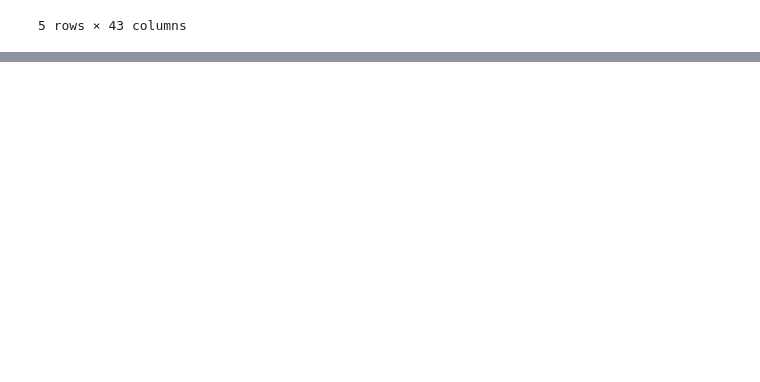
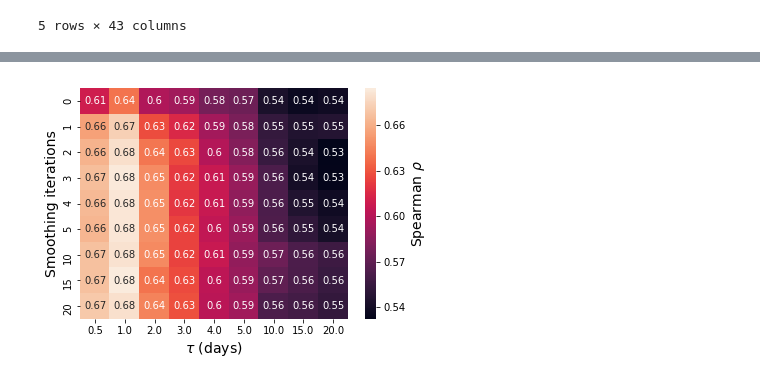
Before and after one commit to rustychris/microplastic_sfbay, a Jupyter notebook: postprocess/manta_compare_v00.ipynb, the cells around one changed output, grey strips where cells are left out. Saved outputs shown, nothing was run; the diff lists cells and outputs as text; code cells hidden in the pictures; blank space fills up the shorter version.

```diff
--- a/postprocess/manta_compare_v00.ipynb
+++ b/postprocess/manta_compare_v00.ipynb
@@ -299,5 +269,5 @@ df.to_csv("parameter-scan.csv")
 # %%
-df=pd.read_csv('parameter-scan.csv')
+df=pd.read_csv(f'parameter-scan-{vers}.csv')
 df['tau_d']=df.tau/86400.
 # %%
 import seaborn as sns
@@ -306,8 +276,12 @@ field='spearman_rho'
 
 as_matrix=df.set_index(['smooth','tau_d'])[field].unstack()
 
-plt.figure()
-hm=sns.heatmap(as_matrix, annot=True,cbar_kws=dict(label=field))
+fig,ax=plt.subplots(1,1)
+hm=sns.heatmap(as_matrix, annot=True)
+ax.set_xlabel(r'$\tau$ (days)',fontsize=14)
+ax.set_ylabel('Smoothing iterations',fontsize=14)
+cax=fig.axes[1]
+cax.set_ylabel(r'Spearman $\rho$',fontsize=14)
 plt.subplots_adjust(bottom=0.15,top=0.95,right=0.9)
-fig.savefig('manta_compare_spearman_rho.png',dpi=150)
+fig.savefig(f'manta_compare_spearman_rho-{vers}.png',dpi=150)
 # %% [output]
@@ -315,0 +288 @@ fig.savefig('manta_compare_spearman_rho.png',dpi=150)
+[figure, added]
```
Also changed, not shown: parts of 23 cells of this notebook, 7 other files.
